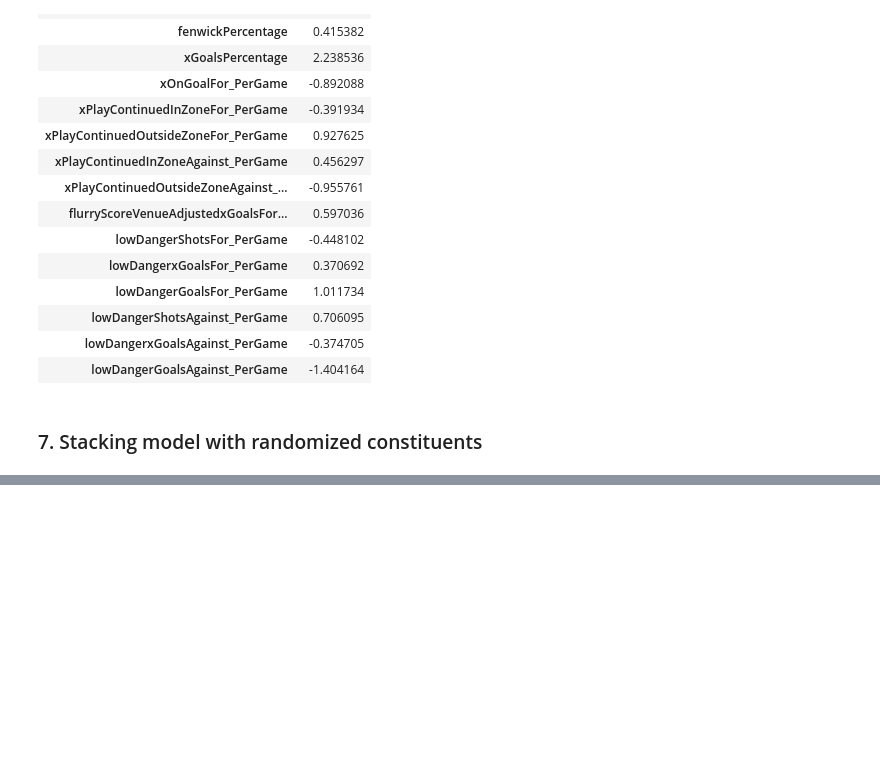
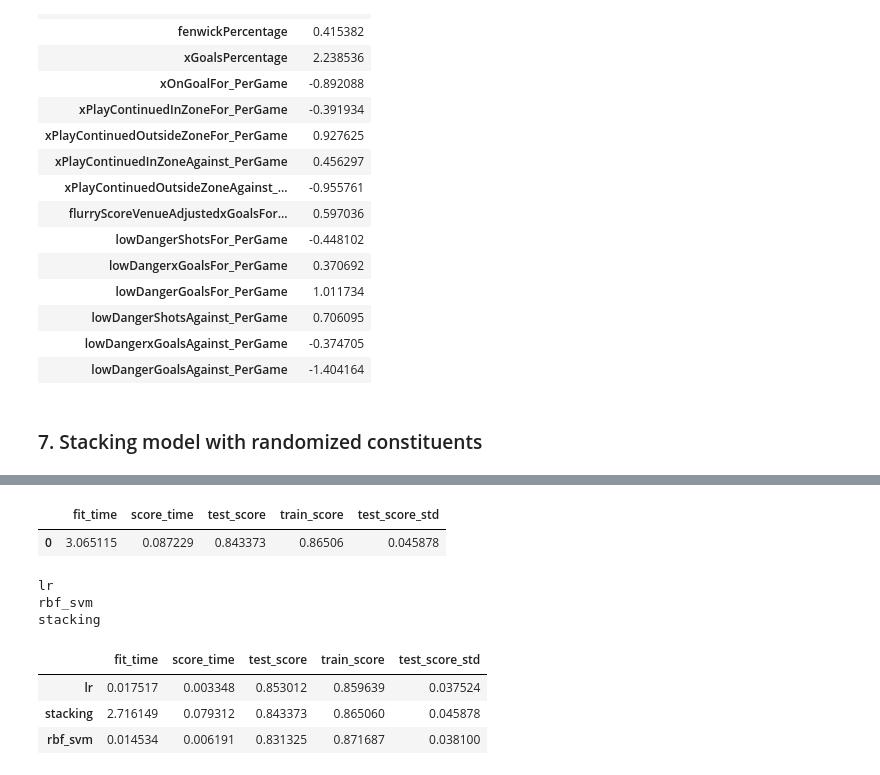
Before and after one commit to ricd99/nhl-test-2, a Jupyter notebook: model_0.1.1.ipynb, the cells around one changed output, grey strips where cells are left out. Saved outputs shown, nothing was run; the diff lists cells and outputs as text; code cells hidden in the pictures; blank space fills up the shorter version.

```diff
--- a/model_0.1.1.ipynb
+++ b/model_0.1.1.ipynb
@@ -492,0 +542,41 @@ pd.DataFrame(
+# %%
+stack_pipe = make_pipeline(StandardScaler(), stacking_model)
+result = pd.DataFrame(cross_validate(stack_pipe, X_train, y_train, return_train_score=True))
+
+results = pd.DataFrame(result.mean()).T
+std_results = pd.DataFrame(result.std()).T
+results = results.assign(test_score_std=std_results["test_score"])
+results.sort_values(by=["test_score"], ascending=False)
+# %% [output]
+|  | fit_time | score_time | test_score | train_score | test_score_std |
+| 0 | 3.065115 | 0.087229 | 0.843373 | 0.86506 | 0.045878 |
+# %%
+final_classifiers = {
+    "lr": LogisticRegression(max_iter=1000),
+    "rbf_svm": SVC(),
+    "stacking": stacking_model}
+# %%
+mean_results = {}
+std_results = {}
+
+for name, classifier in final_classifiers.items():
+    print(name)
+    pipe = make_pipeline(StandardScaler(), classifier)
+    result = pd.DataFrame(cross_validate(pipe, X_train, y_train, return_train_score=True))
+
+    mean_results[name] = result.mean()
+    std_results[name] = result.std()
+# %% [output]
+lr
+rbf_svm
+stacking
+# %%
+results = pd.DataFrame(mean_results).T
+std_results = pd.DataFrame(std_results).T
+results = results.assign(test_score_std=std_results["test_score"])
+results.sort_values(by=["test_score"], ascending=False)
+# %% [output]
+|  | fit_time | score_time | test_score | train_score | test_score_std |
+| lr | 0.017517 | 0.003348 | 0.853012 | 0.859639 | 0.037524 |
+| stacking | 2.716149 | 0.079312 | 0.843373 | 0.865060 | 0.045878 |
+| rbf_svm | 0.014534 | 0.006191 | 0.831325 | 0.871687 | 0.038100 |
```
Also changed, not shown: parts of 6 cells of this notebook.
